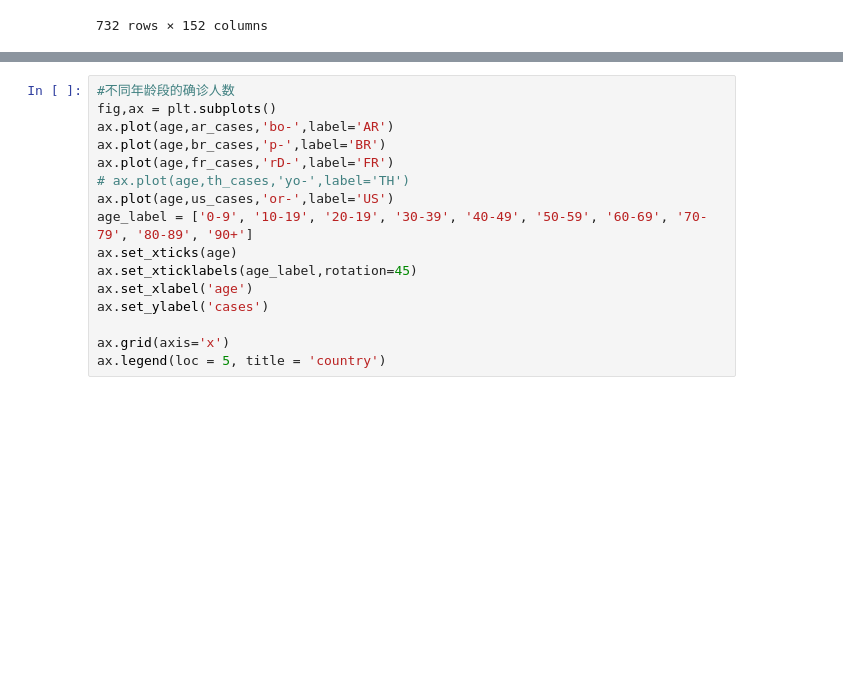
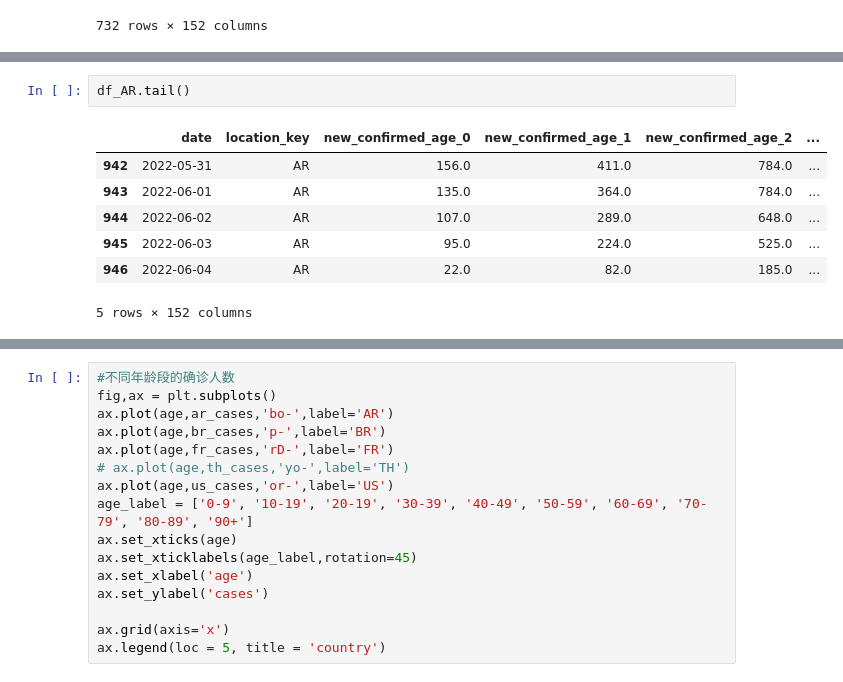
Before and after one commit to Ally-Vella/MED5018-project, a Jupyter notebook: code/direction2/full_data.ipynb, the cells around one changed output, grey strips where cells are left out. Saved outputs shown, nothing was run; the diff lists cells and outputs as text; blank space fills up the shorter version.

```diff
--- a/code/direction2/full_data.ipynb
+++ b/code/direction2/full_data.ipynb
@@ -67,2 +68,12 @@ country=['AR','BR','FR','US']
+# %%
+df_AR.tail()
+# %% [output]
+|  | date | location_key | new_confirmed_age_0 | new_confirmed_age_1 | new_confirmed_age_2 | ... |
+| 942 | 2022-05-31 | AR | 156.0 | 411.0 | 784.0 | ... |
+| 943 | 2022-06-01 | AR | 135.0 | 364.0 | 784.0 | ... |
+| 944 | 2022-06-02 | AR | 107.0 | 289.0 | 648.0 | ... |
+| 945 | 2022-06-03 | AR | 95.0 | 224.0 | 525.0 | ... |
+| 946 | 2022-06-04 | AR | 22.0 | 82.0 | 185.0 | ... |
+5 rows × 152 columns
 # %%
 fig,ax = plt.subplots()
```
Also changed, not shown: parts of 3 cells of this notebook, 5 other files.
